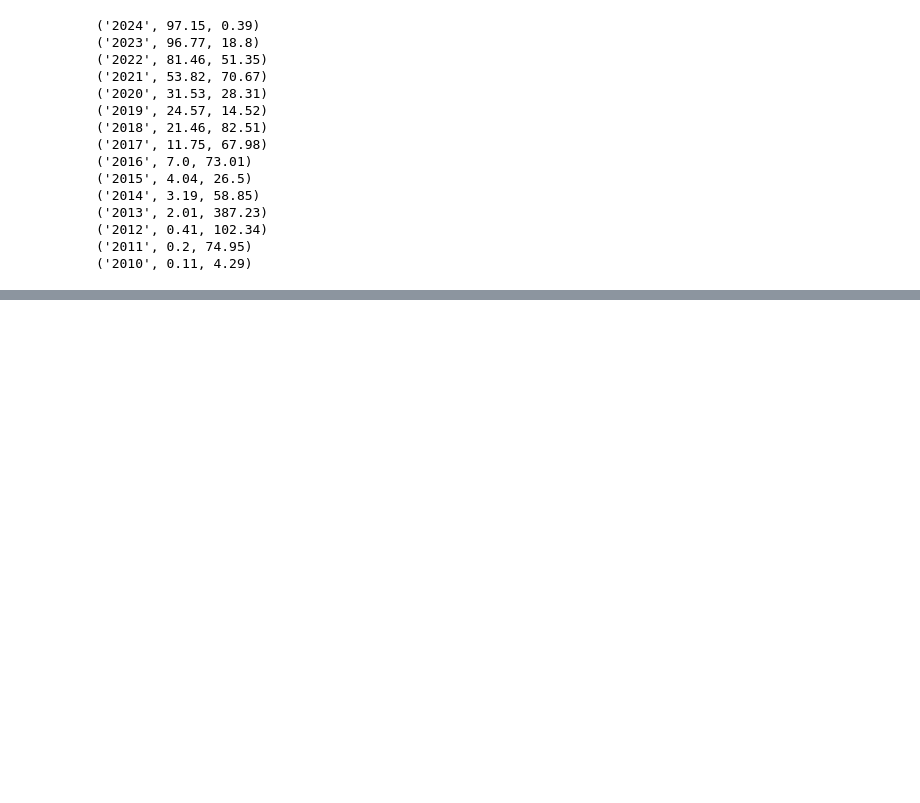
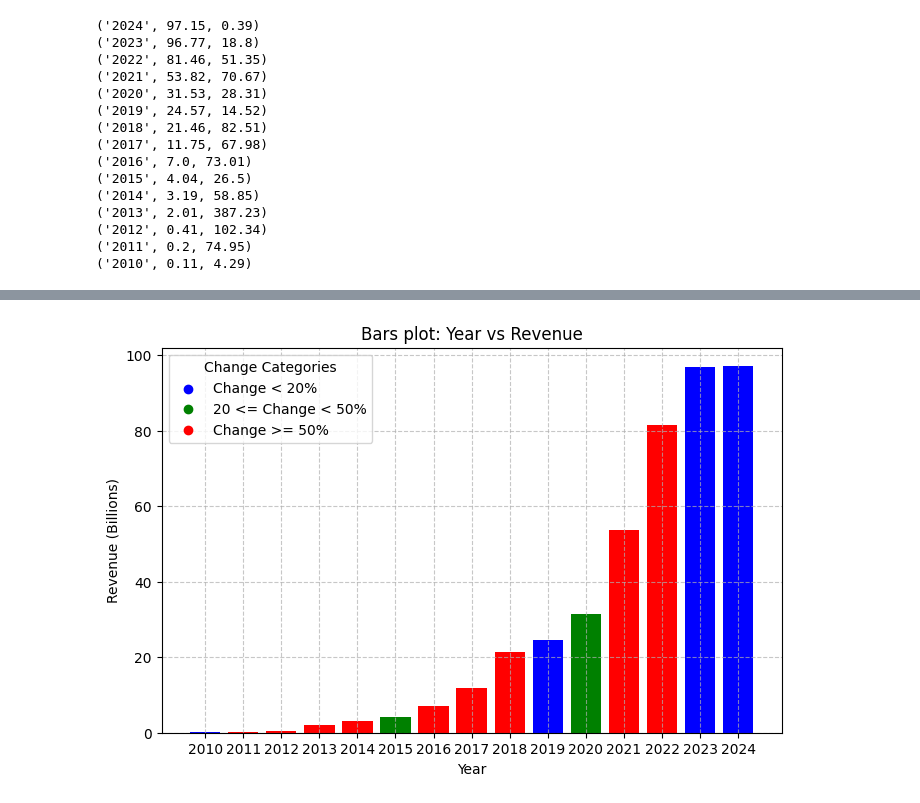
Before and after one commit to Julianmarania/Web-scraping-project_11_Julian_Lopez, a Jupyter notebook: src/explore.es.ipynb, the cells around one changed output, grey strips where cells are left out. Saved outputs shown, nothing was run; the diff lists cells and outputs as text; code cells hidden in the pictures; blank space fills up the shorter version.

```diff
--- a/src/explore.es.ipynb
+++ b/src/explore.es.ipynb
@@ -133,3 +146,26 @@ with sqlite3.connect('DB_tesla') as con:
+# %%
+# Segunda forma de visualizar los datos (Bars Plot)
+year = df_final['Year']
+revenue = df_final['Revenue']
+change = df_final['Change']
+
+plt.figure(figsize = (8, 5))
+colors = ['blue' if x < 20 else 'green' if x < 50 else 'red' for x in change] # Defino los colores de los valores de la columna change en una variable.
+plt.bar(year, revenue, color=colors) # Sumo los colores de la variable a la función.
+plt.title("Bars plot: Year vs Revenue")
+plt.xlabel("Year")
+plt.ylabel("Revenue (Billions)")
+
+plt.scatter([], [], color='blue', label='Change < 20%')
+plt.scatter([], [], color='green', label='20 <= Change < 50%') # Creo los scatters para mostrar los colores en la legenda
+plt.scatter([], [], color='red', label='Change >= 50%')
+plt.legend(title='Change Categories')
+
+plt.grid(linestyle='--', alpha=0.7)
+plt.gca().invert_xaxis() # Con esto invierto el eje del gráfico porque estan los datos al revés para mi gusto.
+plt.show()
+# %% [output]
+[figure, added]
 # %%
 year = df_final['Year']
 revenue = df_final['Revenue']
```
Also changed, not shown: parts of 4 cells of this notebook, 1 other file.
